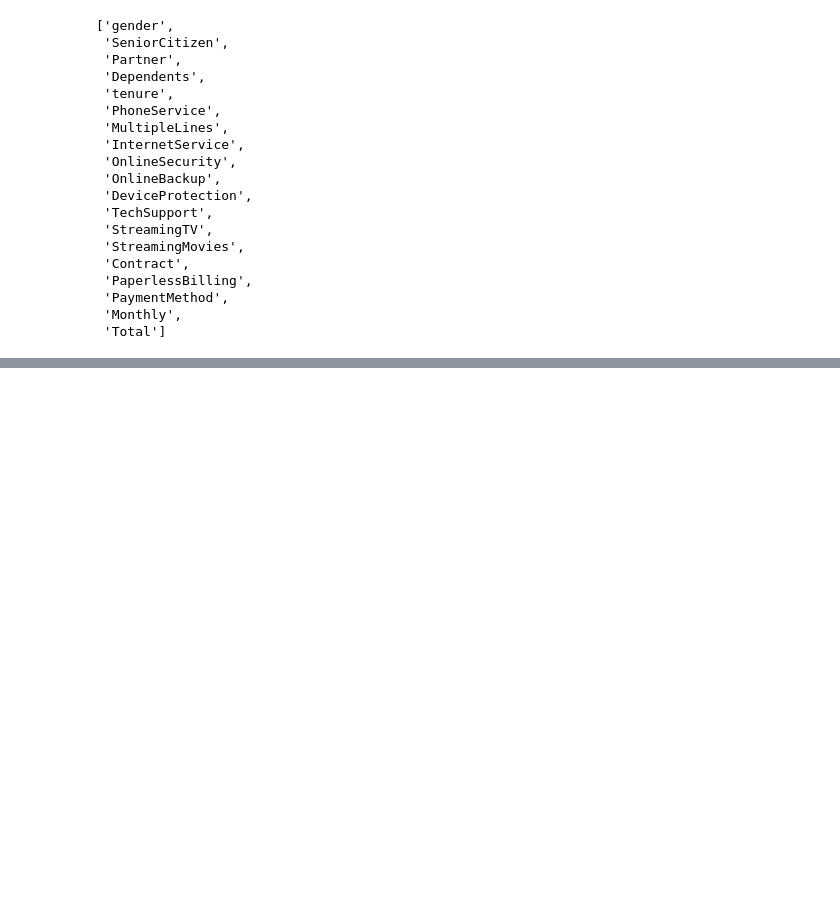
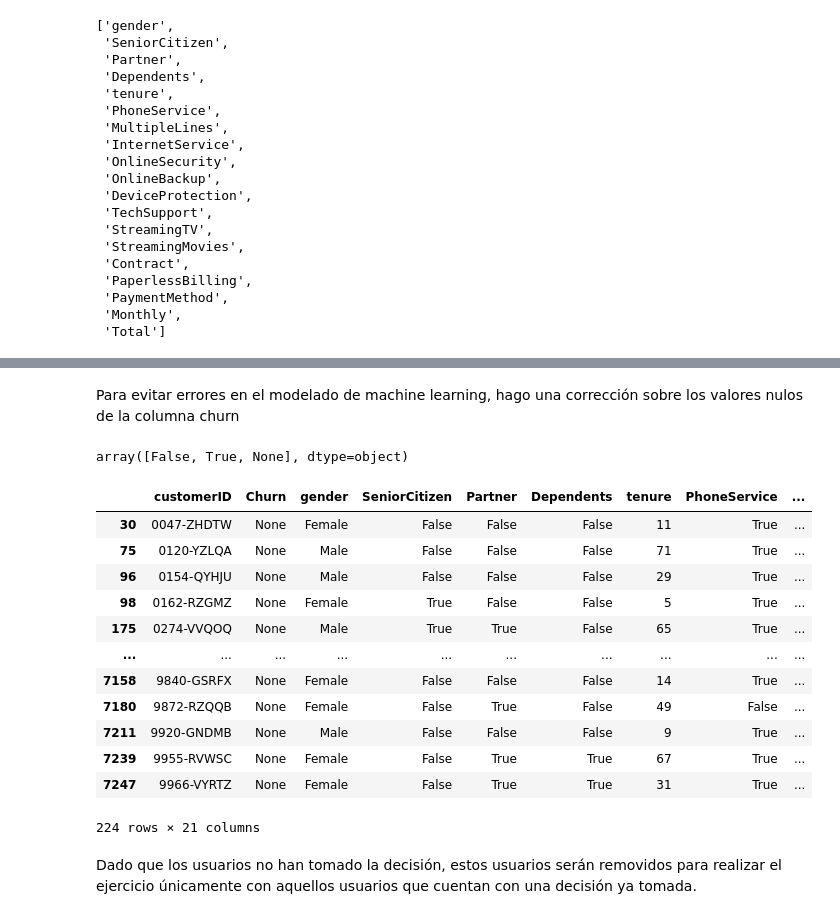
Before and after one commit to MiguelFigueroa02/Challenge_Telecom_X_Evasion_Clientes, a Jupyter notebook: telecomx_latam.ipynb, the cells around one changed output, grey strips where cells are left out. Drawn from its saved outputs; the diff is of its cells as text; code cells hidden in the pictures; blank space fills up the shorter version.

```diff
--- a/telecomx_latam.ipynb
+++ b/telecomx_latam.ipynb
@@ -451,3 +453,6 @@ nuevos_nombres
  'PaymentMethod',
  'Monthly',
  'Total']
+# %%
+for i,n in enumerate(nuevos_nombres):
+  datos_normalizados = datos_normalizados.rename(columns={datos_normalizados.columns[i+2]:n})
@@ -453,0 +479,24 @@ nuevos_nombres
+# %% [markdown]
+Para evitar errores en el modelado de machine learning, hago una corrección sobre los valores nulos de la columna churn
+# %%
+datos_normalizados['Churn'].unique()
+# %% [output]
+array([False, True, None], dtype=object)
+# %%
+datos_normalizados[(datos_normalizados['Churn'].isnull())]
+# %% [output]
+|  | customerID | Churn | gender | SeniorCitizen | Partner | Dependents | tenure | PhoneService | ... |
+| 30 | 0047-ZHDTW | None | Female | False | False | False | 11 | True | ... |
+| 75 | 0120-YZLQA | None | Male | False | False | False | 71 | True | ... |
+| 96 | 0154-QYHJU | None | Male | False | False | False | 29 | True | ... |
+| 98 | 0162-RZGMZ | None | Female | True | False | False | 5 | True | ... |
+| 175 | 0274-VVQOQ | None | Male | True | True | False | 65 | True | ... |
+| ... | ... | ... | ... | ... | ... | ... | ... | ... | ... |
+| 7158 | 9840-GSRFX | None | Female | False | False | False | 14 | True | ... |
+| 7180 | 9872-RZQQB | None | Female | False | True | False | 49 | False | ... |
+| 7211 | 9920-GNDMB | None | Male | False | False | False | 9 | True | ... |
+| 7239 | 9955-RVWSC | None | Female | False | True | True | 67 | True | ... |
+| 7247 | 9966-VYRTZ | None | Female | False | True | True | 31 | True | ... |
+224 rows × 21 columns
+# %% [markdown]
+Dado que los usuarios no han tomado la decisión, estos usuarios serán removidos para realizar el ejercicio únicamente con aquellos usuarios que cuentan con una decisión ya tomada.
```
Also changed, not shown: parts of 18 cells of this notebook.
